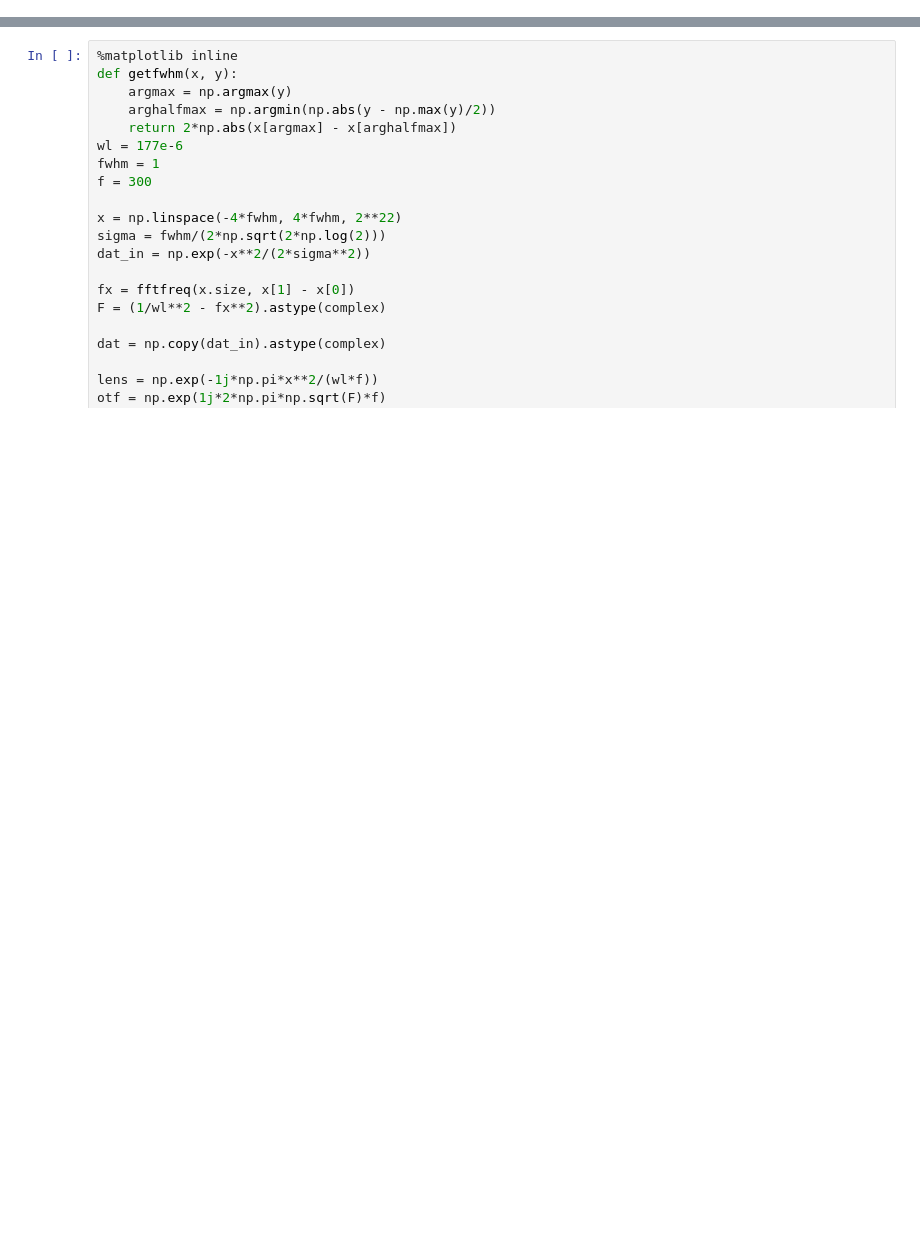
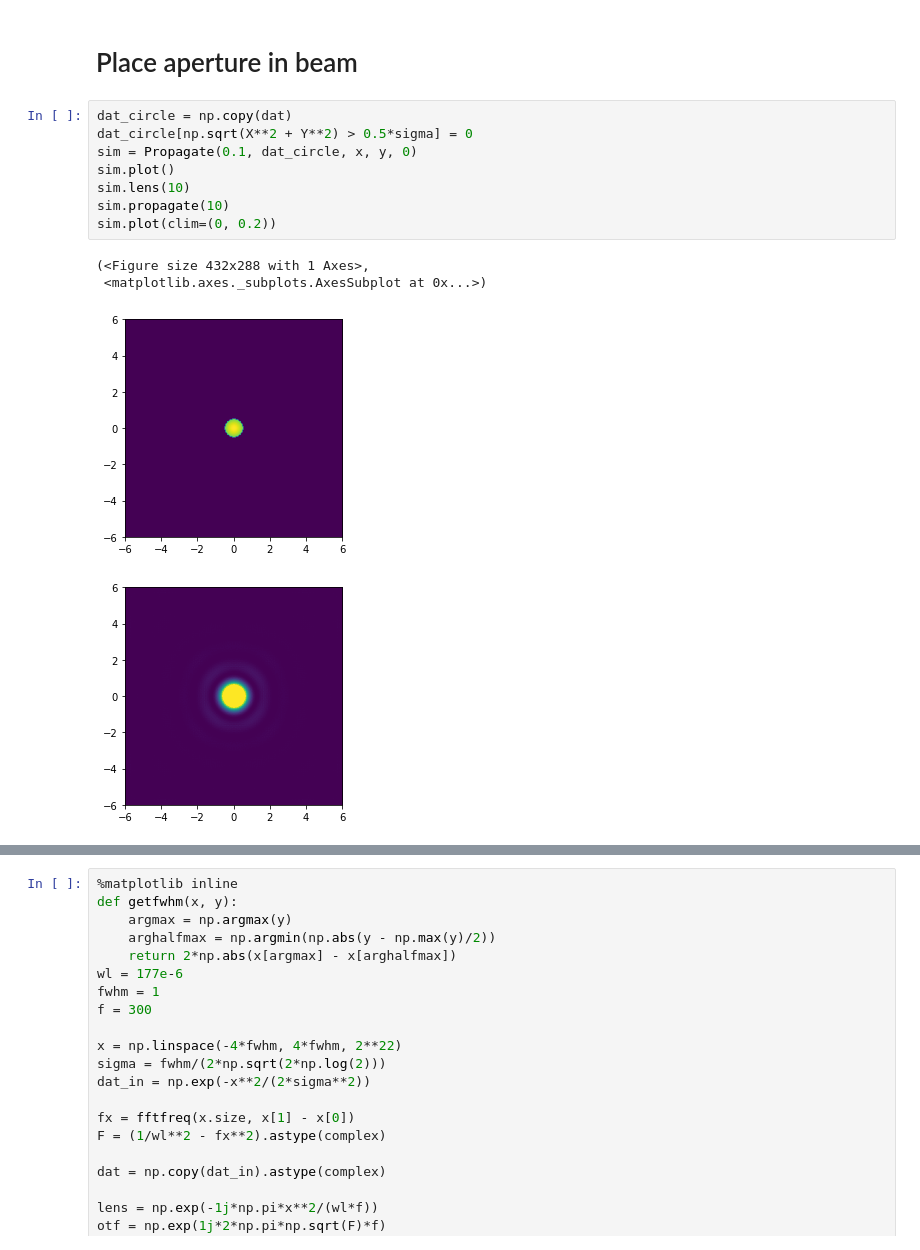
Before and after one commit to kgord831/FourierBeamPropagation, a Jupyter notebook: BeamPropagation.ipynb, the cells around one changed output, grey strips where cells are left out. Cells and saved outputs as stored; diff of their text form; blank space fills up the shorter version.

```diff
--- a/BeamPropagation.ipynb
+++ b/BeamPropagation.ipynb
@@ -46,0 +67,15 @@ def show_img(dat, x, y):
+# %% [markdown]
+# Place aperture in beam
+# %%
+dat_circle = np.copy(dat)
+dat_circle[np.sqrt(X**2 + Y**2) > 0.5*sigma] = 0
+sim = Propagate(0.1, dat_circle, x, y, 0)
+sim.plot()
+sim.lens(10)
+sim.propagate(10)
+sim.plot(clim=(0, 0.2))
+# %% [output]
+(<Figure size 432x288 with 1 Axes>,
+ <matplotlib.axes._subplots.AxesSubplot at 0x...>)
+[figure, added]
+[figure, added]
```
Also changed, not shown: parts of 14 cells of this notebook, 1 other file.
